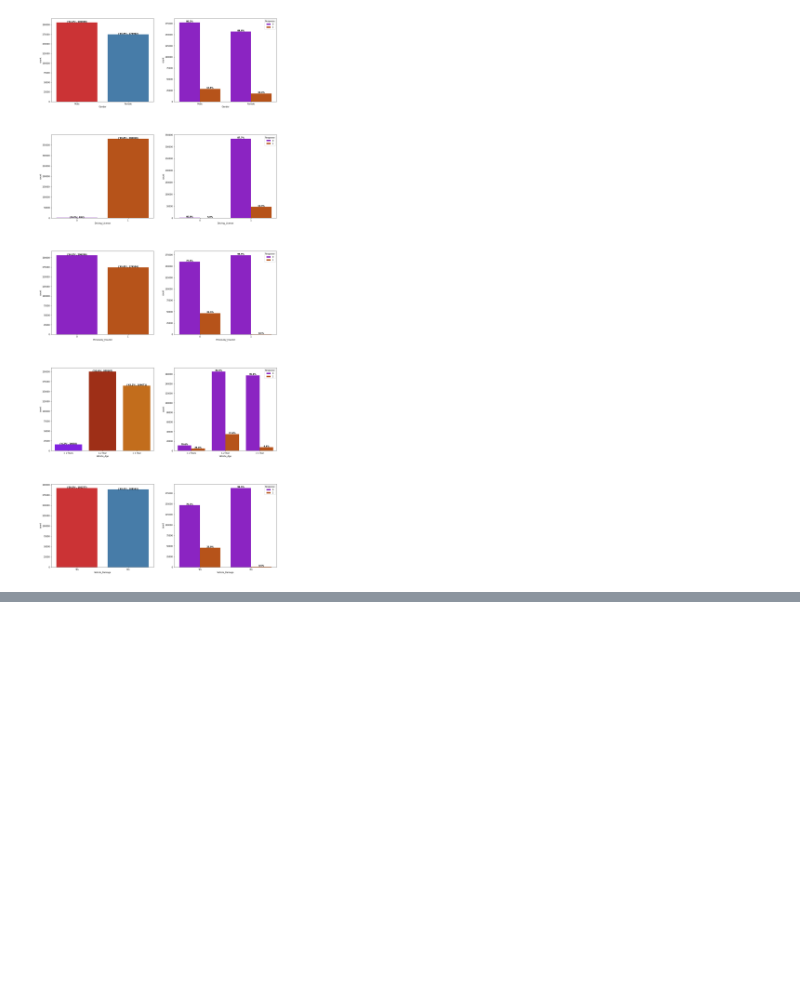
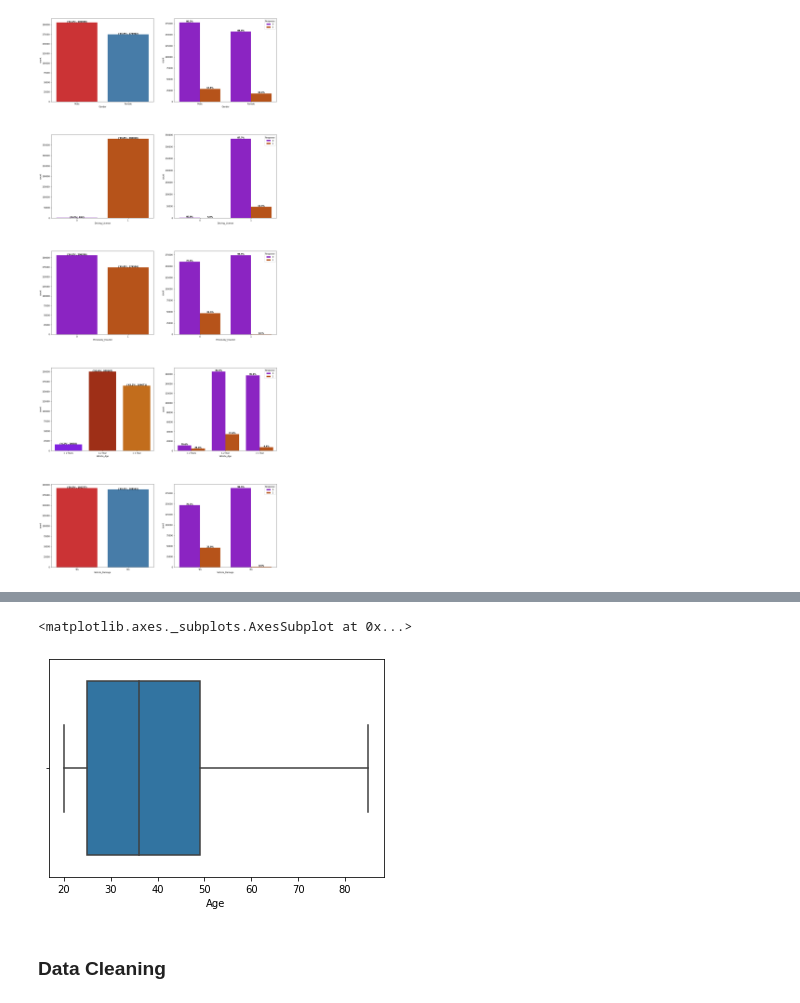
Before and after one commit to agrawalkunal2/insurance-cross_sell, a Jupyter notebook: HEALTH_INSURANCE_CROSS_SELL_PREDICTION.ipynb, the cells around one changed output, grey strips where cells are left out. Saved outputs shown, nothing was run; the diff lists cells and outputs as text; code cells hidden in the pictures; blank space fills up the shorter version.

```diff
--- a/HEALTH_INSURANCE_CROSS_SELL_PREDICTION.ipynb
+++ b/HEALTH_INSURANCE_CROSS_SELL_PREDICTION.ipynb
@@ -324,0 +434,8 @@ with_hue(data,"Vehicle_Damage",e2)
+# %%
+# Sales
+sns.boxplot(data['Age'])
+# %% [output]
+<matplotlib.axes._subplots.AxesSubplot at 0x...>
+[figure, added]
+# %% [markdown]
+### Data Cleaning
```
Also changed, not shown: parts of 55 cells of this notebook.
